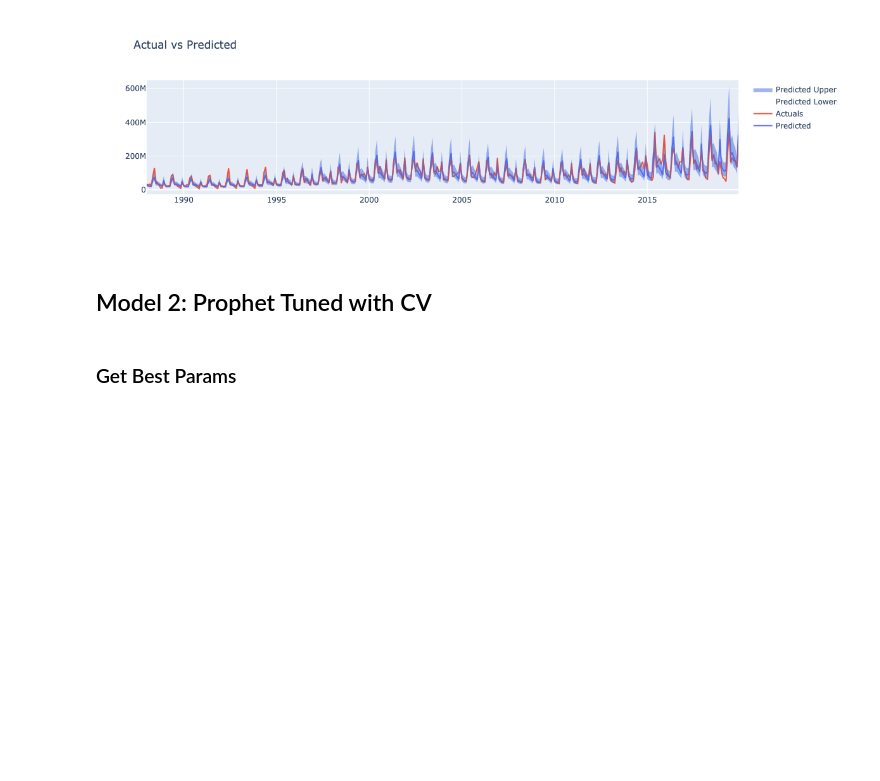
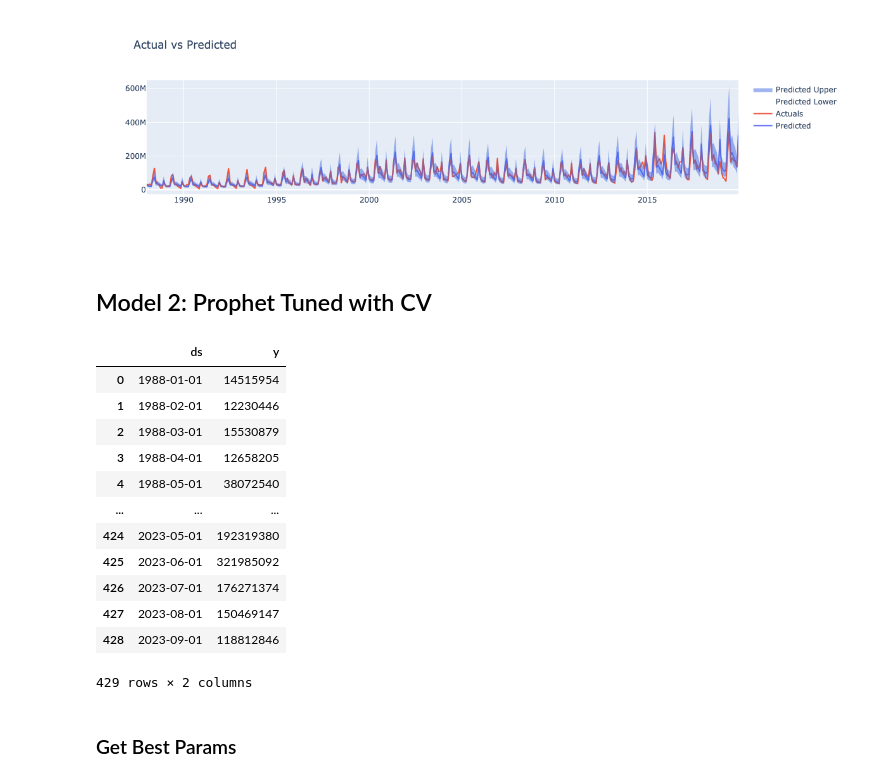
Before and after one commit to brigittesullivan/w30-final-lhl-project, a Jupyter notebook: 3. Modelling_Optimization.ipynb, the cells around one changed output. Saved outputs shown, nothing was run; the diff lists cells and outputs as text; code cells hidden in the pictures; blank space fills up the shorter version.

```diff
--- a/3. Modelling_Optimization.ipynb
+++ b/3. Modelling_Optimization.ipynb
@@ -247,6 +224,30 @@ fig.show()
 df_compare = model_eval_exp
 # %% [markdown]
 ## Model 2: Prophet Tuned with CV
+# %%
+# us data - not adjusted for inflation
+us_data = pd.read_csv('data/data_clean.csv')
+us_data = us_data[us_data['Country'].str.contains('United States')].reset_index(drop=True)
+
+# sum sales by period
+us_data = us_data[['Period', 'Value']]
+us_data = us_data.groupby('Period').sum().reset_index()
+us_data = us_data.rename(columns= {'Period': 'ds', 'Value':'y'})
+us_data
+# %% [output]
+|  | ds | y |
+| 0 | 1988-01-01 | 14515954 |
+| 1 | 1988-02-01 | 12230446 |
+| 2 | 1988-03-01 | 15530879 |
+| 3 | 1988-04-01 | 12658205 |
+| 4 | 1988-05-01 | 38072540 |
+| ... | ... | ... |
+| 424 | 2023-05-01 | 192319380 |
+| 425 | 2023-06-01 | 321985092 |
+| 426 | 2023-07-01 | 176271374 |
+| 427 | 2023-08-01 | 150469147 |
+| 428 | 2023-09-01 | 118812846 |
+429 rows × 2 columns
 # %% [markdown]
 ### Get Best Params
 # %% [markdown]
```
Also changed, not shown: parts of 45 cells of this notebook, 3 other files.
